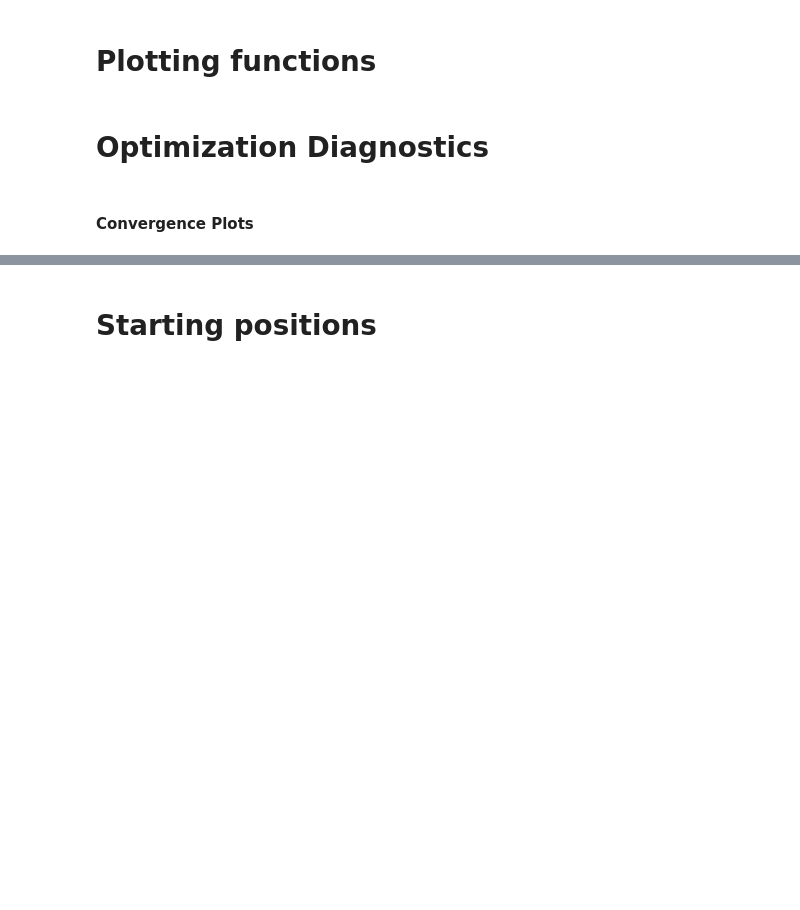
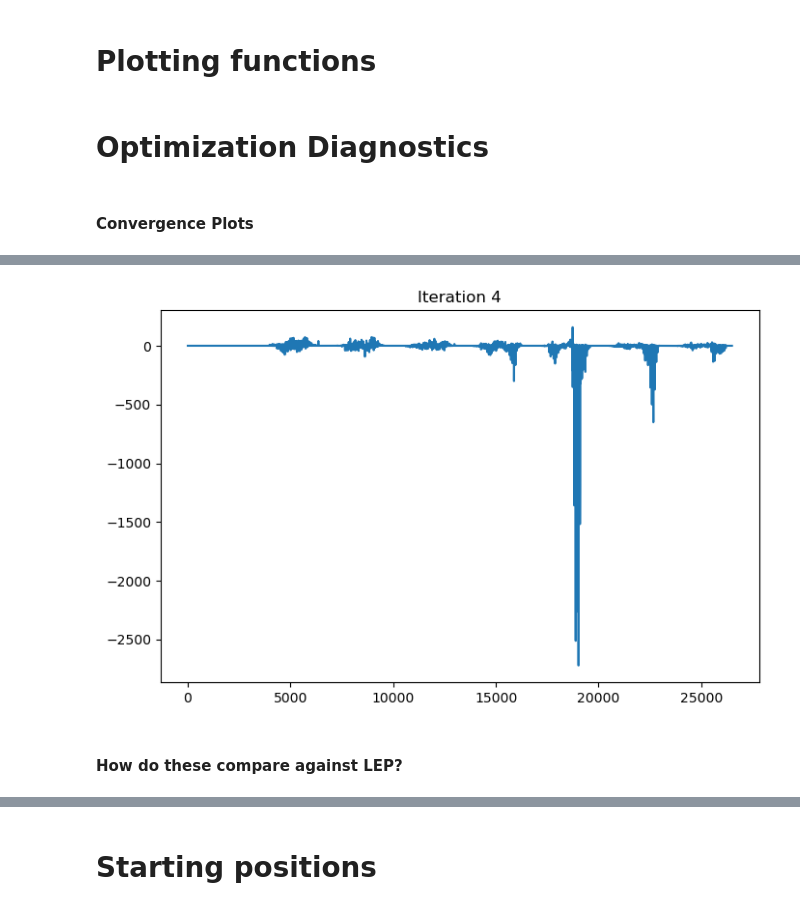
Before and after one commit to mcstanle/cf_inversion_sb_admm, a Jupyter notebook: output_investigations_15.ipynb, the cells around one changed output, grey strips where cells are left out. Cells and saved outputs as stored; diff of their text form; code cells hidden in the pictures; blank space fills up the shorter version.

```diff
--- a/output_investigations_15.ipynb
+++ b/output_investigations_15.ipynb
@@ -121,0 +260,10 @@ def month_map_plot(df, w_col_str, norm, vmin=None, vmax=None, figsize=(12, 16),
+# %%
+idx = 4
+plt.figure(figsize=(8, 5))
+plt.plot(final_res['lambda_opt_vecs'][idx])
+plt.title(f'Iteration {idx}')
+plt.show()
+# %% [output]
+[figure, added]
+# %% [markdown]
+#### How do these compare against LEP?
```
Also changed, not shown: parts of 11 cells of this notebook, 4 other files.
